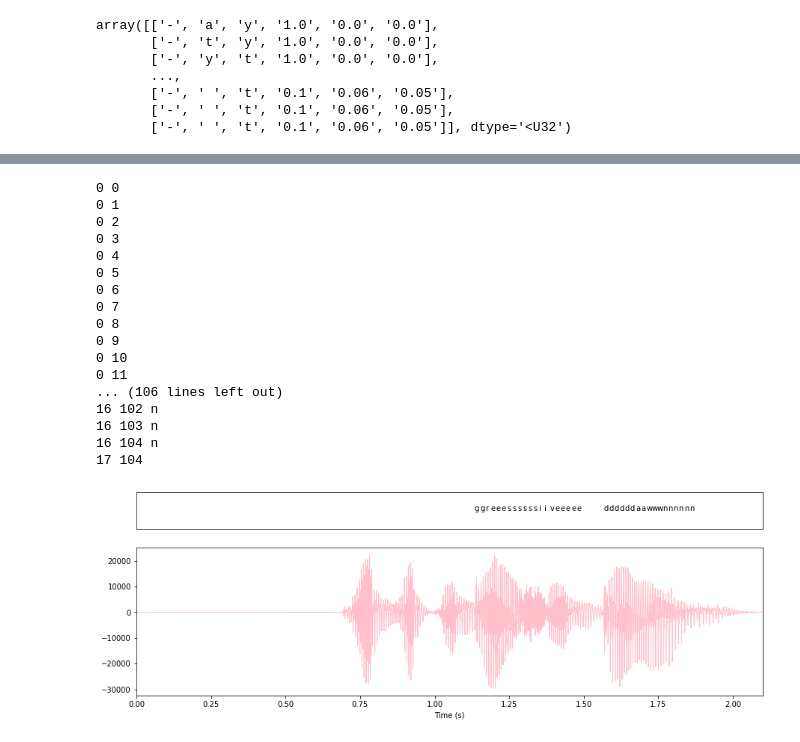
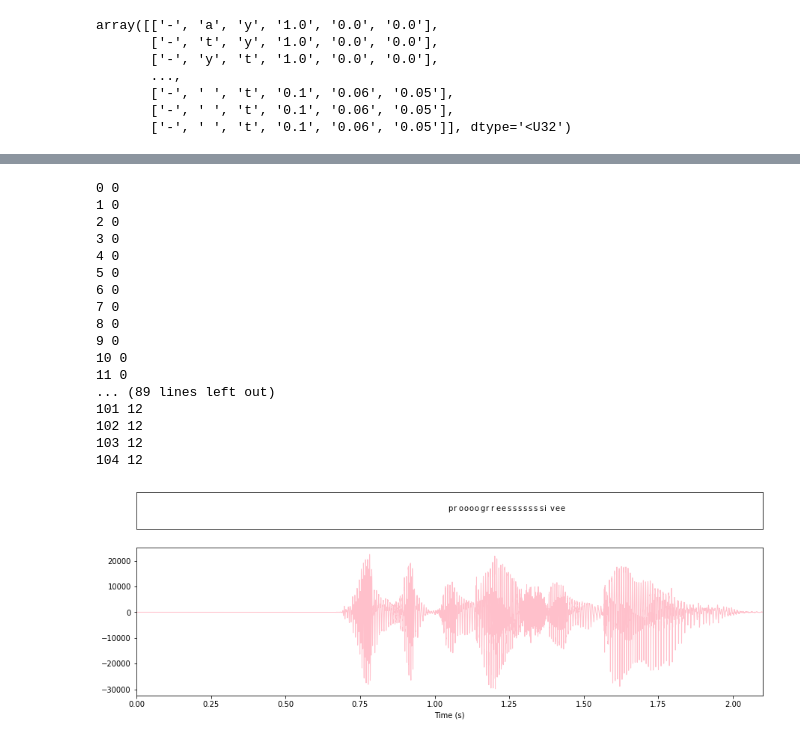
Before and after one commit to Breedoon/BookSync, a Jupyter notebook: __main__.ipynb, the cells around one changed output, grey strips where cells are left out. Cells and saved outputs as stored; diff of their text form; code cells hidden in the pictures.

Commit message:
Added fastdtw to utils without several characters per timestep

```diff
--- a/__main__.ipynb
+++ b/__main__.ipynb
@@ -62,7 +62,7 @@ array([['-', 'a', 'y', '1.0', '0.0', '0.0'],
        ['-', ' ', 't', '0.1', '0.06', '0.05']], dtype='<U32')
 # %%
 probs = logits[:105, :].copy()  # the progressive dawn
-# probs[:, 0] += probs[:, -1]  # mix spaces and blanks (for simplicity)
+probs[:, 0] += probs[:, -1]  # mix spaces and blanks (for simplicity)
 
 # If the model inserts a blank or a space after a character,
 # prolong that character's probability so that DTW simply repeats it,
@@ -74,11 +74,11 @@ probs = logits[:105, :].copy()  # the progressive dawn
 #     0.1  0    0.7  0          0.1  0    0.7  0
 #     0    0    0    0.7        0    0    0    0.7
 for i in range(1, len(probs)):
-    probs[i, :-1] += probs[i, -1] * probs[i - 1, :-1]
+    probs[i, 1:-1] += probs[i, 0] * probs[i - 1, 1:-1]
 
 # Surround with blanks b/c recording has silence in the beginning and at the end
 # and one of assumptions of DTW is that index of one array maps onto first index of the other array
-transcript = ' ' + 'progressive dawn' + ' '
+transcript = ' progressive '
 # transcript = ' ' + true_text + ' '
 
 trpt_ind_map = pd.Series(np.arange(len(alph)), index=alph)
@@ -105,29 +105,32 @@ mapping
 # %%
-from fastdtw import fastdtw
+import utils.fastdtw
+from importlib import reload
+reload(utils.fastdtw)
+from utils.fastdtw import fastdtw
 
 trpt_inds = trpt_ind_map[list(transcript)].values
-dist, path = fastdtw(trpt_inds, np.arange(len(probs)), radius=50,
-                     dist=lambda trpt_i, mat_i: -probs[int(mat_i), int(trpt_i)])
+dist, path = fastdtw(np.arange(len(probs)), trpt_inds, radius=50,
+                     dist=lambda mat_i, trpt_i: -probs[int(mat_i), int(trpt_i)])
 for i, j in path:
-    print(i, j, transcript[i])
+    print(i, j, transcript[j])
 # %% [output]
 0 0
-0 1
-0 2
-0 3
-0 4
-0 5
-0 6
-0 7
-0 8
-0 9
-0 10
-0 11
-... (106 lines left out)
-16 102 n
-16 103 n
-16 104 n
-17 104
+1 0
+2 0
+3 0
+4 0
+5 0
+6 0
+7 0
+8 0
+9 0
+10 0
+11 0
+... (89 lines left out)
+101 12
+102 12
+103 12
+104 12
 # %%
 import struct
 import wave
@@ -147,25 +152,25 @@ samples = np.array(read_samples(w, w.getnframes()))
 # %%
 fig, [ax1, ax2] = plt.subplots(nrows=2, ncols=1, figsize=(15, 5), gridspec_kw=dict(height_ratios=[1, 4]))
 
 sub_samples = samples[:int(2.1 * w.getframerate())].copy()
 
 t = np.linspace(0, len(sub_samples) / w.getframerate(), len(sub_samples))
 ax2.plot(t, sub_samples, color='pink', lw=1)
 
 next_j = path[1][1]
-for i, (trpt_i, rec_i) in enumerate(path[:-1]):
+for i, (rec_i, trpt_i) in enumerate(path[:-1]):
     next_j = path[i + 1][1]
     if rec_i != next_j:
         ax1.annotate(transcript[trpt_i], xy=(rec_i * 18 / 1000, 0.5))
     # print(i, j, transcript[i])
 
 ax2.set_xlim(0, t.max())
 ax1.set_xlim(0, t.max())
 
 ax2.set_xlabel('Time (s)')
 # hide axes for text
 ax1.axes.get_yaxis().set_visible(False)
 ax1.axes.get_xaxis().set_visible(False)
 plt.show()
 # %% [output]
-[figure, old version]
+[figure, new version]
```
Also changed, not shown: parts of 2 cells of this notebook, 1 other file.
